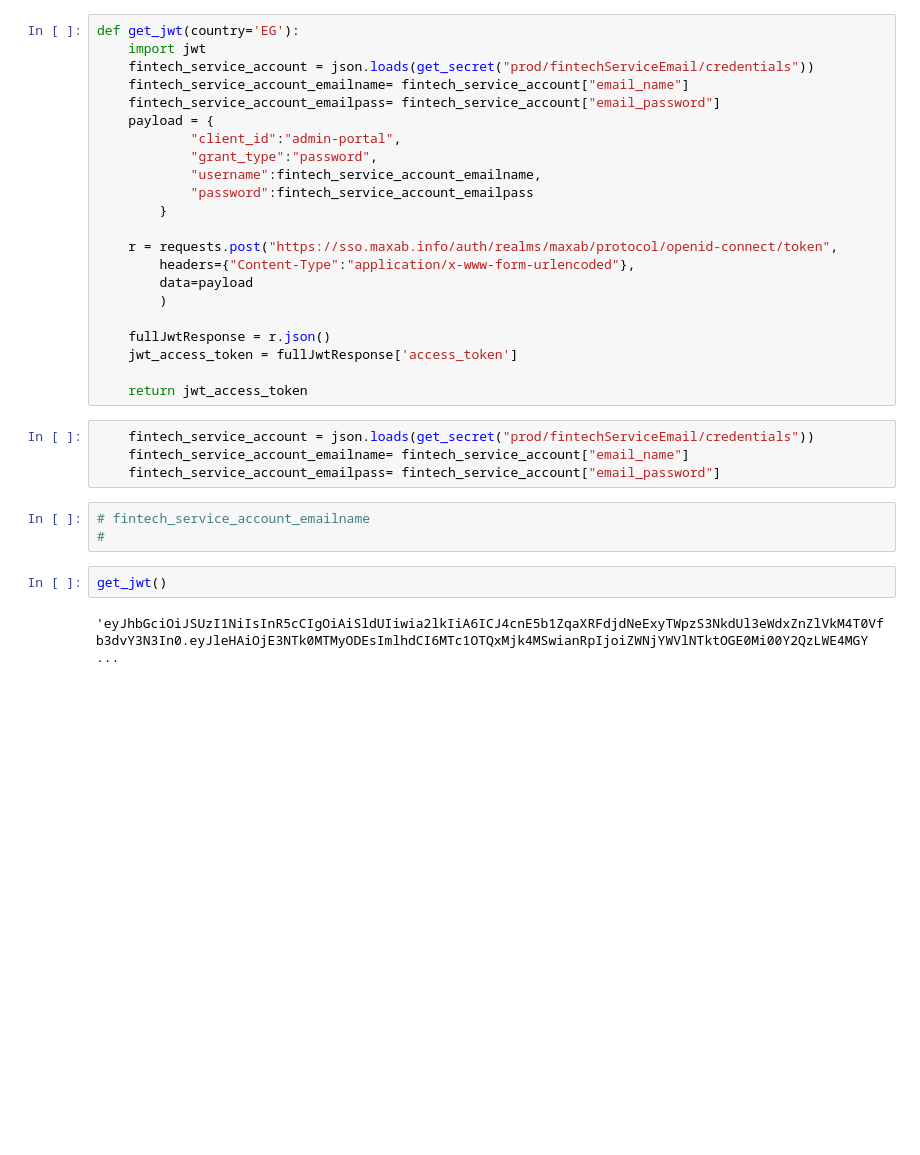
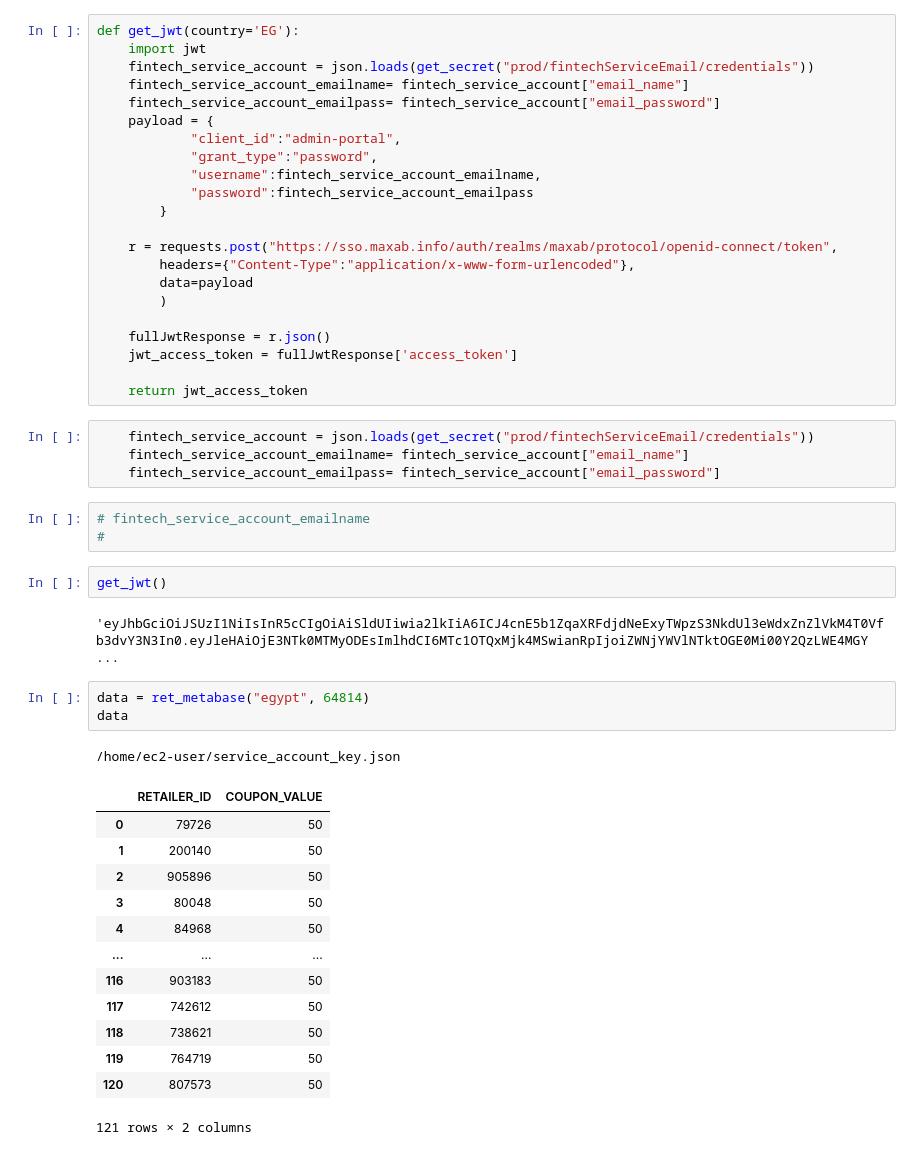
Before and after one commit to Maxab-Growth/Seif, a Jupyter notebook: Seif's_stuff/copoun_upload.ipynb, the cells around one changed output. Drawn from its saved outputs; the diff is of its cells as text; blank space fills up the shorter version.

```diff
--- a/Seif's_stuff/copoun_upload.ipynb
+++ b/Seif's_stuff/copoun_upload.ipynb
@@ -133,3 +159,21 @@ def get_jwt(country='EG'):
 get_jwt()
 # %% [output]
 'eyJhbGciOiJSUzI1NiIsInR5cCIgOiAiSldUIiwia2lkIiA6ICJ4cnE5b1ZqaXRFdjdNeExyTWpzS3NkdUl3eWdxZnZlVkM4T0Vfb3dvY3N3In0.eyJleHAiOjE3NTk0MTMyODEsImlhdCI6MTc1OTQxMjk4MSwianRpIjoiZWNjYWVlNTktOGE0Mi00Y2QzLWE4MGY ...
+# %%
+data = ret_metabase("egypt", 64814)
+data
+# %% [output]
+/home/ec2-user/service_account_key.json
+|  | RETAILER_ID | COUPON_VALUE |
+| 0 | 79726 | 50 |
+| 1 | 200140 | 50 |
+| 2 | 905896 | 50 |
+| 3 | 80048 | 50 |
+| 4 | 84968 | 50 |
+| ... | ... | ... |
+| 116 | 903183 | 50 |
+| 117 | 742612 | 50 |
+| 118 | 738621 | 50 |
+| 119 | 764719 | 50 |
+| 120 | 807573 | 50 |
+121 rows × 2 columns
```
Also changed, not shown: parts of 8 cells of this notebook, 6 other files.
